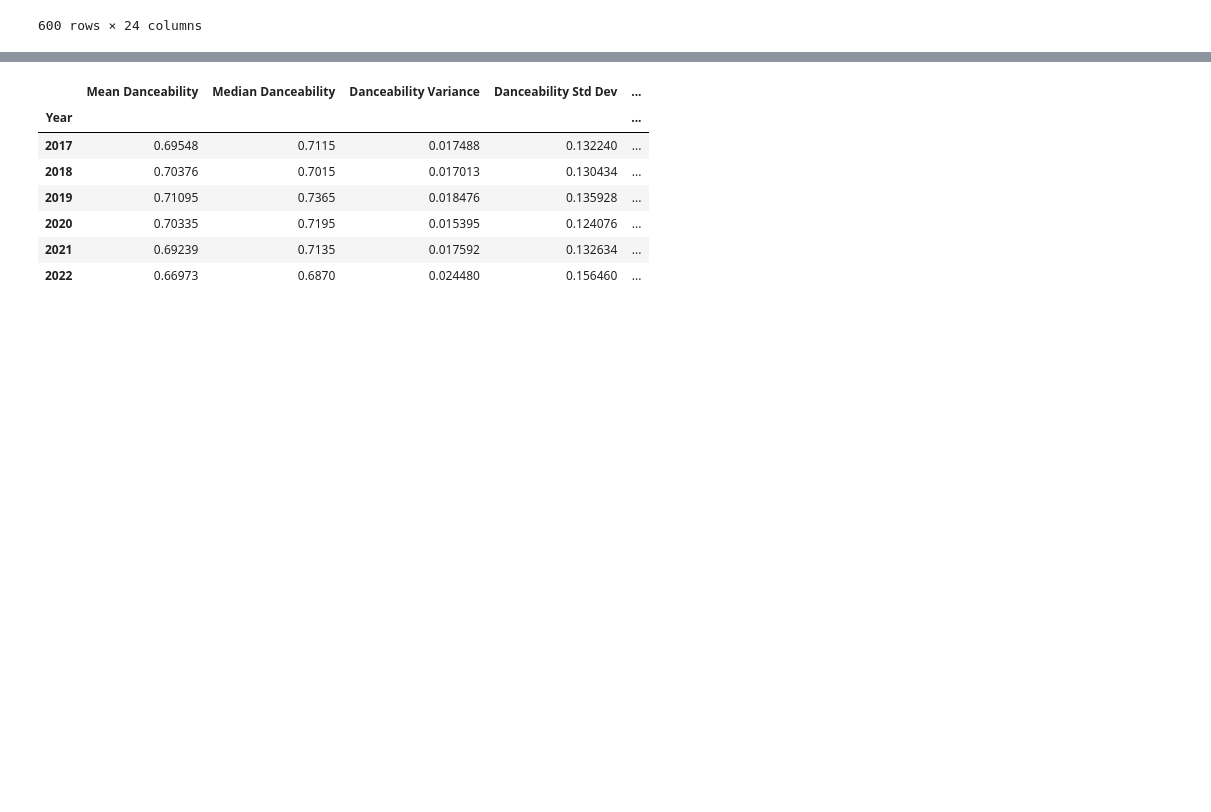
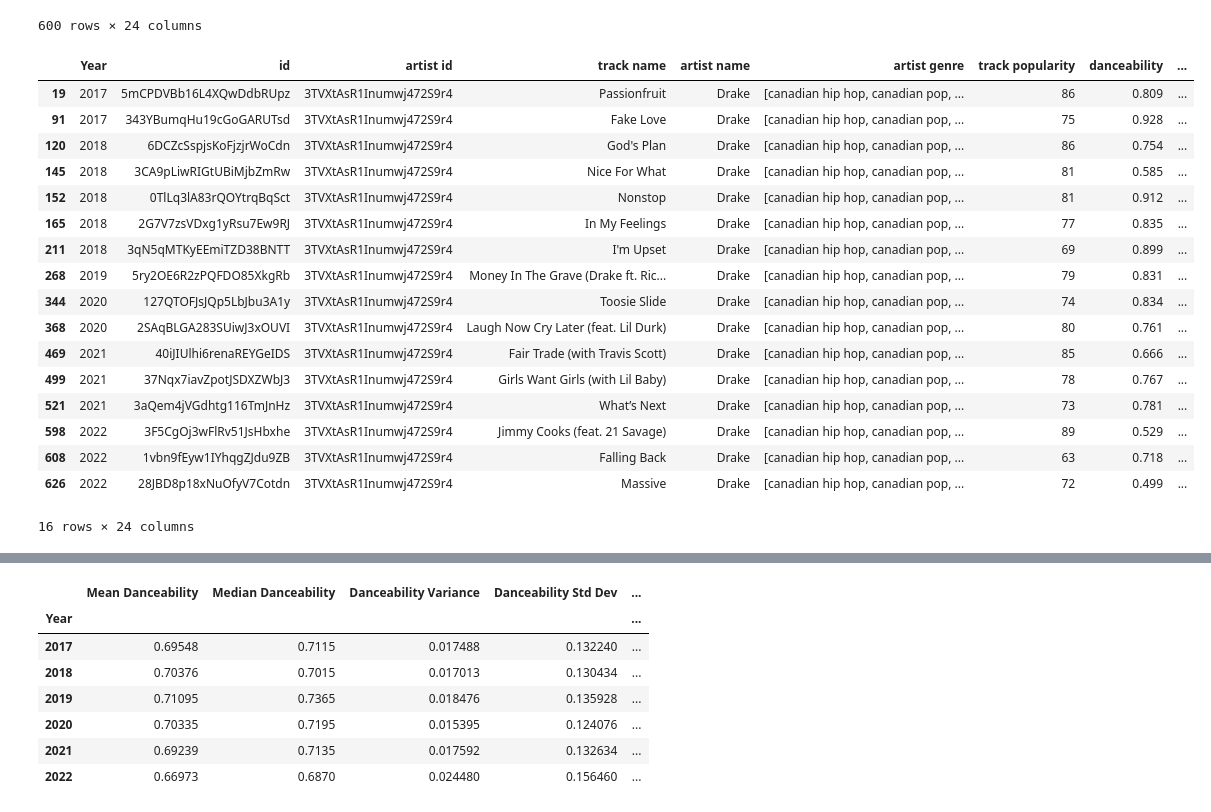
Before and after one commit to catisf/Project-1-Group-2, a Jupyter notebook: dan_stuff.ipynb, the cells around one changed output, grey strips where cells are left out. Cells and saved outputs as stored; diff of their text form; code cells hidden in the pictures; blank space fills up the shorter version.

```diff
--- a/spotipy_data_prep.ipynb
+++ b/dan_stuff.ipynb
@@ -102,3 +102,25 @@ complete_df
 | 642 | 2022 | 3XOalgusokruzA5ZBA2Qcb | 2hlmm7s2ICUX0LVIhVFlZQ | pushin P (feat. Young Thug) | Gunna | [atl hip hop, melodic rap, rap, t... | 75 | 0.773 | ... |
 | 643 | 2022 | 1r8ZCjfrQxoy2wVaBUbpwg | 2tIP7SsRs7vjIcLrU85W8J | Thousand Miles | The Kid LAROI | [australian hip hop] | 76 | 0.376 | ... |
 600 rows × 24 columns
+# %%
+pop_artist = complete_df.loc[(complete_df["artist name"] == 'Drake'), :]
+pop_artist
+# %% [output]
+|  | Year | id | artist id | track name | artist name | artist genre | track popularity | danceability | ... |
+| 19 | 2017 | 5mCPDVBb16L4XQwDdbRUpz | 3TVXtAsR1Inumwj472S9r4 | Passionfruit | Drake | [canadian hip hop, canadian pop, ... | 86 | 0.809 | ... |
+| 91 | 2017 | 343YBumqHu19cGoGARUTsd | 3TVXtAsR1Inumwj472S9r4 | Fake Love | Drake | [canadian hip hop, canadian pop, ... | 75 | 0.928 | ... |
+| 120 | 2018 | 6DCZcSspjsKoFjzjrWoCdn | 3TVXtAsR1Inumwj472S9r4 | God's Plan | Drake | [canadian hip hop, canadian pop, ... | 86 | 0.754 | ... |
+| 145 | 2018 | 3CA9pLiwRIGtUBiMjbZmRw | 3TVXtAsR1Inumwj472S9r4 | Nice For What | Drake | [canadian hip hop, canadian pop, ... | 81 | 0.585 | ... |
+| 152 | 2018 | 0TlLq3lA83rQOYtrqBqSct | 3TVXtAsR1Inumwj472S9r4 | Nonstop | Drake | [canadian hip hop, canadian pop, ... | 81 | 0.912 | ... |
+| 165 | 2018 | 2G7V7zsVDxg1yRsu7Ew9RJ | 3TVXtAsR1Inumwj472S9r4 | In My Feelings | Drake | [canadian hip hop, canadian pop, ... | 77 | 0.835 | ... |
+| 211 | 2018 | 3qN5qMTKyEEmiTZD38BNTT | 3TVXtAsR1Inumwj472S9r4 | I'm Upset | Drake | [canadian hip hop, canadian pop, ... | 69 | 0.899 | ... |
+| 268 | 2019 | 5ry2OE6R2zPQFDO85XkgRb | 3TVXtAsR1Inumwj472S9r4 | Money In The Grave (Drake ft. Ric... | Drake | [canadian hip hop, canadian pop, ... | 79 | 0.831 | ... |
+| 344 | 2020 | 127QTOFJsJQp5LbJbu3A1y | 3TVXtAsR1Inumwj472S9r4 | Toosie Slide | Drake | [canadian hip hop, canadian pop, ... | 74 | 0.834 | ... |
+| 368 | 2020 | 2SAqBLGA283SUiwJ3xOUVI | 3TVXtAsR1Inumwj472S9r4 | Laugh Now Cry Later (feat. Lil Durk) | Drake | [canadian hip hop, canadian pop, ... | 80 | 0.761 | ... |
+| 469 | 2021 | 40iJIUlhi6renaREYGeIDS | 3TVXtAsR1Inumwj472S9r4 | Fair Trade (with Travis Scott) | Drake | [canadian hip hop, canadian pop, ... | 85 | 0.666 | ... |
+| 499 | 2021 | 37Nqx7iavZpotJSDXZWbJ3 | 3TVXtAsR1Inumwj472S9r4 | Girls Want Girls (with Lil Baby) | Drake | [canadian hip hop, canadian pop, ... | 78 | 0.767 | ... |
+| 521 | 2021 | 3aQem4jVGdhtg116TmJnHz | 3TVXtAsR1Inumwj472S9r4 | What’s Next | Drake | [canadian hip hop, canadian pop, ... | 73 | 0.781 | ... |
+| 598 | 2022 | 3F5CgOj3wFlRv51JsHbxhe | 3TVXtAsR1Inumwj472S9r4 | Jimmy Cooks (feat. 21 Savage) | Drake | [canadian hip hop, canadian pop, ... | 89 | 0.529 | ... |
+| 608 | 2022 | 1vbn9fEyw1IYhqgZJdu9ZB | 3TVXtAsR1Inumwj472S9r4 | Falling Back | Drake | [canadian hip hop, canadian pop, ... | 63 | 0.718 | ... |
+| 626 | 2022 | 28JBD8p18xNuOfyV7Cotdn | 3TVXtAsR1Inumwj472S9r4 | Massive | Drake | [canadian hip hop, canadian pop, ... | 72 | 0.499 | ... |
+16 rows × 24 columns
```
Also changed, not shown: parts of 1 cell of this notebook.
